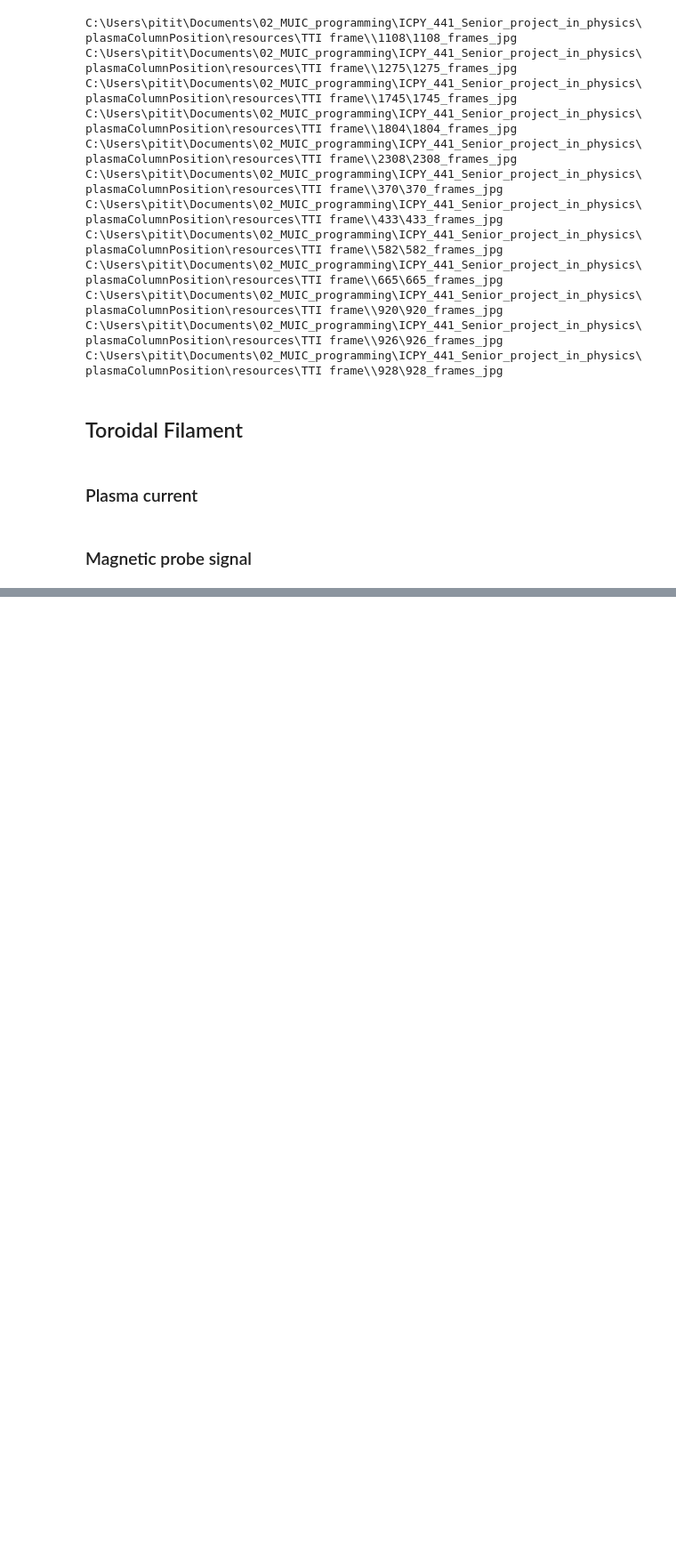
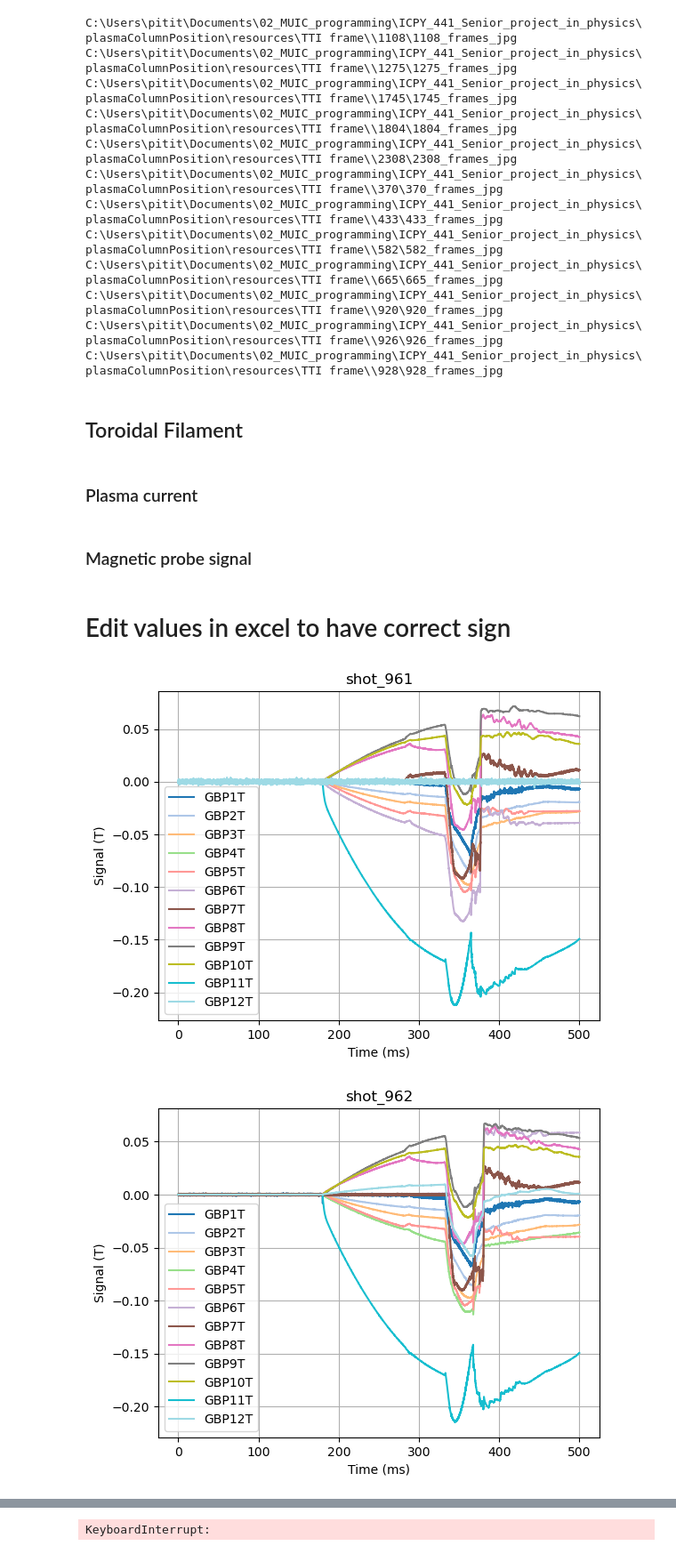
Before and after one commit to P-Attapon/TT1PlasmaColumnPosition, a Jupyter notebook: process_sampling.ipynb, the cells around one changed output, grey strips where cells are left out. Shown at 89% size. Saved outputs shown, nothing was run; the diff lists cells and outputs as text; code cells hidden in the pictures; blank space fills up the shorter version.

```diff
--- a/process_sampling.ipynb
+++ b/process_sampling.ipynb
@@ -9,10 +9,12 @@ from openpyxl import Workbook, load_workbook
 import re
 from tqdm import tqdm
 import shutil
+from matplotlib import pyplot as plt
+from matplotlib import cm as cm
 
 
 sample_path = r"C:\Users\pitit\Documents\02_MUIC_programming\ICPY_441_Senior_project_in_physics\plasmaColumnPosition\resources\Sampling"
-folders = [os.path.join(sample_path, f) for f in os.listdir(sample_path) if os.path.isdir(os.path.join(sample_path, f))]
+# folders = [os.path.join(sample_path, f) for f in os.listdir(sample_path) if os.path.isdir(os.path.join(sample_path, f))]
 # %% [markdown]
 ## video to frames
 # %%
@@ -136,7 +138,7 @@ for i in range(len(all_IP1)):
 # %% [markdown]
 ### Magnetic probe signal
 # %%
-workbook_path = r"C:\Users\pitit\Documents\02_MUIC_programming\ICPY_441_Senior_project_in_physics\plasmaColumnPosition\resources\Magnetic probe GBP_T for plasma position.xlsx"
+workbook_path = r"resources\magneticSignal\Magnetic probe GBP_T for plasma position.xlsx"
 workbook = load_workbook(workbook_path)
 # %%
 def new_shot_signal(workbook,workbook_path,dir_path):
@@ -178,3 +180,50 @@ def new_shot_signal(workbook,workbook_path,dir_path):
 
 for f in tqdm(folders):
     new_shot_signal(workbook,workbook_path,f)
+# %% [markdown]
+# Edit values in excel to have correct sign
+# %%
+# plot signals
+sheet_names = workbook.sheetnames
+for sheet_name in sheet_names:
+    excel_sheet = workbook[sheet_name]
+
+    header_row = excel_sheet[1]
+    header_map = {cell.value: cell.column for cell in header_row}
+
+    def extract_column(sheet,column_name):
+        col_idx = header_map.get(column_name)
+        if col_idx is None:
+            raise ValueError(f"Column '{column_name}' not found.")
+
+        # Get values from row 2 onward (skip header)
+        values = [
+            sheet.cell(row=row, column=col_idx).value
+            for row in range(2, sheet.max_row + 1)
+        ]
+        return values
+
+    time = extract_column(excel_sheet,"Time (ms)")
+
+    signal_dict = {}
+
+    for header in header_map.keys():
+        if header == "Time (ms)": continue
+        signal_dict[header] = extract_column(excel_sheet,header)
+
+    keys = signal_dict.keys()
+
+    fig, ax = plt.subplots(1)
+    colors = cm.get_cmap("tab20",len(keys))
+
+    for i,key in enumerate(keys):
+        ax.plot(time,signal_dict[key],label = key,color = colors(i))
+    ax.set_title(sheet_name)
+    ax.set_xlabel("Time (ms)")
+    ax.set_ylabel("Signal (T)")
+    ax.grid()
+    ax.legend()
+    plt.show()
+# %% [output]
+[figure, added]
+[figure, added]
@@ -180,0 +234 @@ for f in tqdm(folders):
+KeyboardInterrupt:
```
Also changed, not shown: parts of 3 cells of this notebook, 16 other files.
